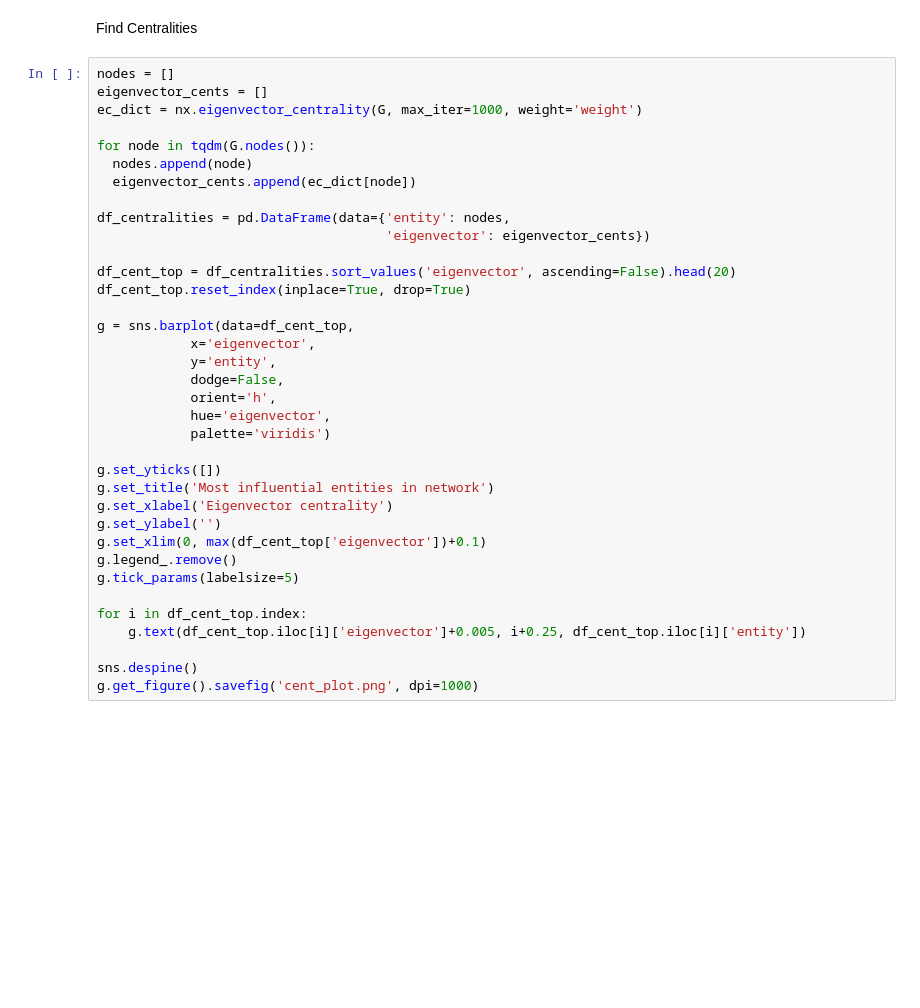
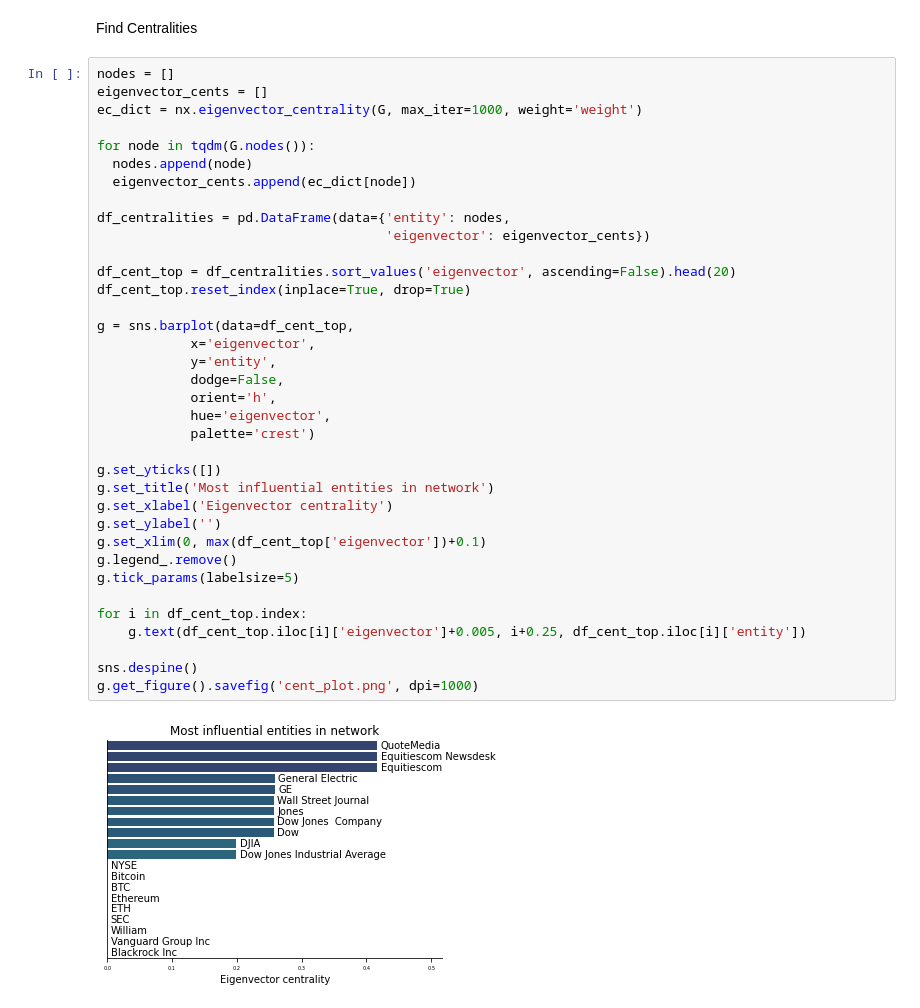
Before and after one commit to jnrkufuor/apollo, a Jupyter notebook: notebooks/Graph.ipynb, the cells around one changed output. Saved outputs shown, nothing was run; the diff lists cells and outputs as text; blank space fills up the shorter version.

```diff
--- a/notebooks/Graph.ipynb
+++ b/notebooks/Graph.ipynb
@@ -108,31 +110,33 @@ ec_dict = nx.eigenvector_centrality(G, max_iter=1000, weight='weight')
 for node in tqdm(G.nodes()):
   nodes.append(node)
   eigenvector_cents.append(ec_dict[node])
 
 df_centralities = pd.DataFrame(data={'entity': nodes,
                                      'eigenvector': eigenvector_cents})
 
 df_cent_top = df_centralities.sort_values('eigenvector', ascending=False).head(20)
 df_cent_top.reset_index(inplace=True, drop=True)
 
 g = sns.barplot(data=df_cent_top,
             x='eigenvector',
             y='entity',
             dodge=False,
             orient='h',
             hue='eigenvector',
-            palette='viridis')
+            palette='crest')
 
 g.set_yticks([])
 g.set_title('Most influential entities in network')
 g.set_xlabel('Eigenvector centrality')
 g.set_ylabel('')
 g.set_xlim(0, max(df_cent_top['eigenvector'])+0.1)
 g.legend_.remove()
 g.tick_params(labelsize=5)
 
 for i in df_cent_top.index:
     g.text(df_cent_top.iloc[i]['eigenvector']+0.005, i+0.25, df_cent_top.iloc[i]['entity'])
 
 sns.despine()
 g.get_figure().savefig('cent_plot.png', dpi=1000)
+# %% [output]
+[figure, added]
```
Also changed, not shown: parts of 1 cell of this notebook.
